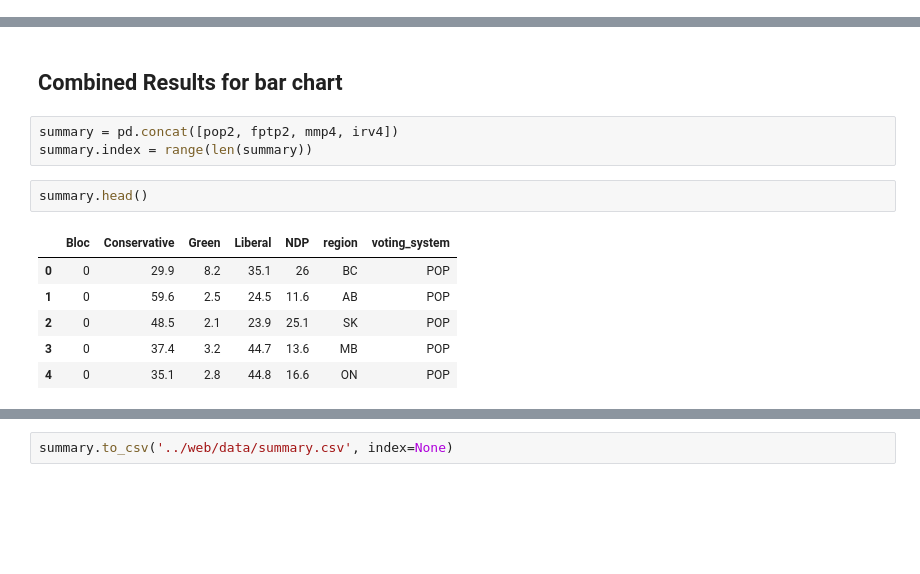
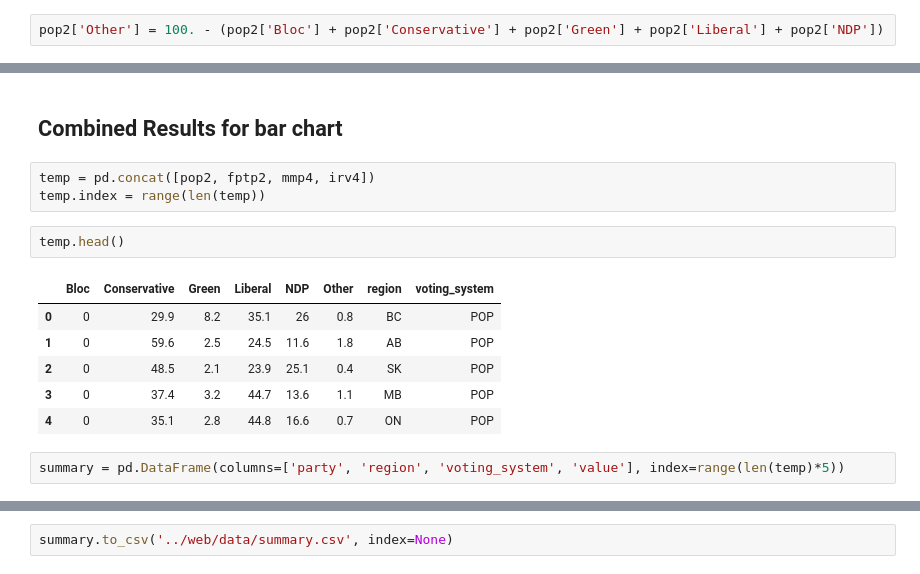
Before and after one commit to smcmurtry/electoral_reform, a Jupyter notebook: python/data_munging.ipynb, the cells around one changed output, grey strips where cells are left out. Cells and saved outputs as stored; diff of their text form; blank space fills up the shorter version.

```diff
--- a/python/data_munging.ipynb
+++ b/python/data_munging.ipynb
@@ -82,6 +82,8 @@ pop2
 | 11 | 0 | 18.3 | 2.8 | 48.3 | 30.5 | NT | POP |
 | 12 | 0 | 24.8 | 1.5 | 47.1 | 26.6 | NU | POP |
 | 13 | 4.7 | 31.9 | 3.4 | 39.5 | 19.7 | Canada | POP |
+# %%
+pop2['Other'] = 100. - (pop2['Bloc'] + pop2['Conservative'] + pop2['Green'] + pop2['Liberal'] + pop2['NDP'])
 # %% [markdown]
 ## FPTP results
 # %%
@@ -457,14 +459,16 @@ irv4
 # %% [markdown]
 ## Combined Results for bar chart
 # %%
-summary = pd.concat([pop2, fptp2, mmp4, irv4])
-summary.index = range(len(summary))
+temp = pd.concat([pop2, fptp2, mmp4, irv4])
+temp.index = range(len(temp))
 # %%
-summary.head()
+temp.head()
 # %% [output]
-|  | Bloc | Conservative | Green | Liberal | NDP | region | voting_system |
-| 0 | 0 | 29.9 | 8.2 | 35.1 | 26 | BC | POP |
-| 1 | 0 | 59.6 | 2.5 | 24.5 | 11.6 | AB | POP |
-| 2 | 0 | 48.5 | 2.1 | 23.9 | 25.1 | SK | POP |
-| 3 | 0 | 37.4 | 3.2 | 44.7 | 13.6 | MB | POP |
-| 4 | 0 | 35.1 | 2.8 | 44.8 | 16.6 | ON | POP |
+|  | Bloc | Conservative | Green | Liberal | NDP | Other | region | voting_system |
+| 0 | 0 | 29.9 | 8.2 | 35.1 | 26 | 0.8 | BC | POP |
+| 1 | 0 | 59.6 | 2.5 | 24.5 | 11.6 | 1.8 | AB | POP |
+| 2 | 0 | 48.5 | 2.1 | 23.9 | 25.1 | 0.4 | SK | POP |
+| 3 | 0 | 37.4 | 3.2 | 44.7 | 13.6 | 1.1 | MB | POP |
+| 4 | 0 | 35.1 | 2.8 | 44.8 | 16.6 | 0.7 | ON | POP |
+# %%
+summary = pd.DataFrame(columns=['party', 'region', 'voting_system', 'value'], index=range(len(temp)*5))
```
Also changed, not shown: parts of 3 cells of this notebook, 9 other files.
